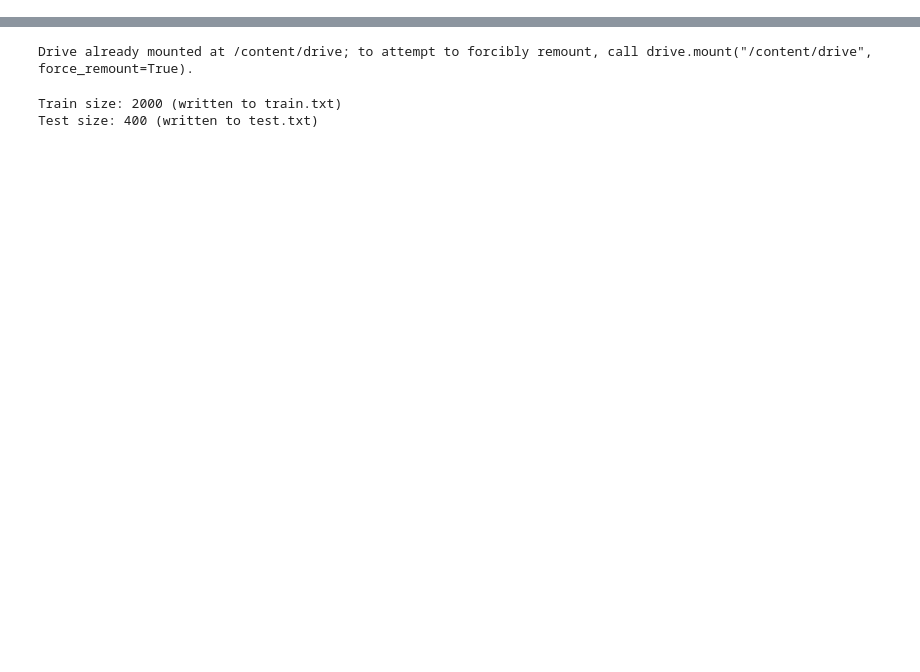
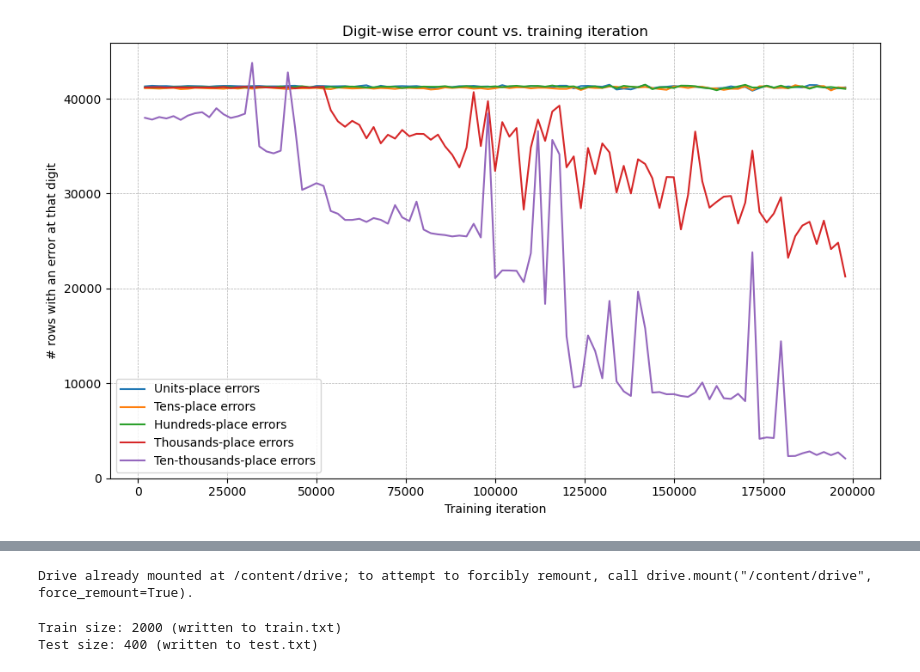
Before and after one commit to Yiqiao-Zhong/Arithmetic_Transformer, a Jupyter notebook: data/data_generation.ipynb, the cells around one changed output, grey strips where cells are left out. Drawn from its saved outputs; the diff is of its cells as text; code cells hidden in the pictures; blank space fills up the shorter version.

```diff
--- a/data/data_generation.ipynb
+++ b/data/data_generation.ipynb
@@ -0,0 +128,81 @@
+# %%
+import pandas as pd
+from pathlib import Path
+import re
+import matplotlib.pyplot as plt
+
+# ─────────────────────── CONSTANTS ───────────────────────
+CSV_PATH   = Path("/Users/perfectpeter/Library/CloudStorage/GoogleDrive-xzhao468@wisc.edu/My Drive/addition/4_operands_4_digits_addition_reversed/out/4_operands_4_digits_addition_reversed/4_operands_4_digits_10K_test_results.csv")   # <-- your single big file
+STEP_SIZE  = 100
+OFFSET     = 100                       # ← new: first iteration to plot
+ACTUAL_COL = "actual"
+PRED_REGEX = r"pred_iter_(\d+)"
+# ─────────────────────────────────────────────────────────────
+
+df = pd.read_csv(CSV_PATH)
+
+# find all pred_iter_* columns whose step = OFFSET + n*STEP_SIZE
+pred_cols = []
+for col in df.columns:
+    m = re.fullmatch(PRED_REGEX, col)
+    if not m:
+        continue
+    step = int(m.group(1))
+    if step >= OFFSET and (step - OFFSET) % STEP_SIZE == 0:
+        pred_cols.append((step, col))
+pred_cols.sort(key=lambda x: x[0])
+# ─────────────────────────────────────────────────────────────
+
+def digit_error_tally(actual, pred) -> dict[str, int]:
+    """Return dict with counts of errors by decimal place (units … thousands)."""
+    counts = {"units": 0, "tens": 0, "hundreds": 0, "thousands": 0, "ten_thousands": 0}
+    for gold, guess in zip(actual, pred):
+        # defensive parsing – treat blanks / non-ints as all-digit errors
+        try:
+            g = str(int(gold)).zfill(5)
+            p = str(int(guess)).zfill(5)
+        except ValueError:
+            g = str(int(gold)).zfill(5)
+            p = "00000"
+        if g[-1] != p[-1]:
+            counts["units"] += 1
+        if g[-2] != p[-2]:
+            counts["tens"] += 1
+        if g[-3] != p[-3]:
+            counts["hundreds"] += 1
+        if g[-4] != p[-4]:
+            counts["thousands"] += 1
+        if g[-5] != p[-5]:
+            counts["ten_thousands"] += 1
+    return counts
+
+
+# ──────────────────── GATHER ERROR COUNTS ────────────────────
+iterations, units, tens, hundreds, thousands, ten_thousands = [], [], [], [], [], []
+
+for step, col in pred_cols:
+    stats = digit_error_tally(df[ACTUAL_COL], df[col])
+    iterations.append(step)
+    units.append(stats["units"])
+    tens.append(stats["tens"])
+    hundreds.append(stats["hundreds"])
+    thousands.append(stats["thousands"])
+    ten_thousands.append(stats["ten_thousands"])
+
+# ──────────────────── PLOT ────────────────────
+plt.figure(figsize=(10, 6))
+plt.plot(iterations, units,     label="Units-place errors")
+plt.plot(iterations, tens,      label="Tens-place errors")
+plt.plot(iterations, hundreds,  label="Hundreds-place errors")
+plt.plot(iterations, thousands, label="Thousands-place errors")
+plt.plot(iterations, ten_thousands, label="Ten-thousands-place errors")
+
+plt.title("Digit-wise error count vs. training iteration")
+plt.xlabel("Training iteration")
+plt.ylabel("# rows with an error at that digit")
+plt.grid(True, linestyle="--", linewidth=0.5)
+plt.legend()
+plt.tight_layout()
+plt.show()
+# %% [output]
+[figure, added]
```
Also changed, not shown: parts of 82 cells of this notebook, 26 other files.
